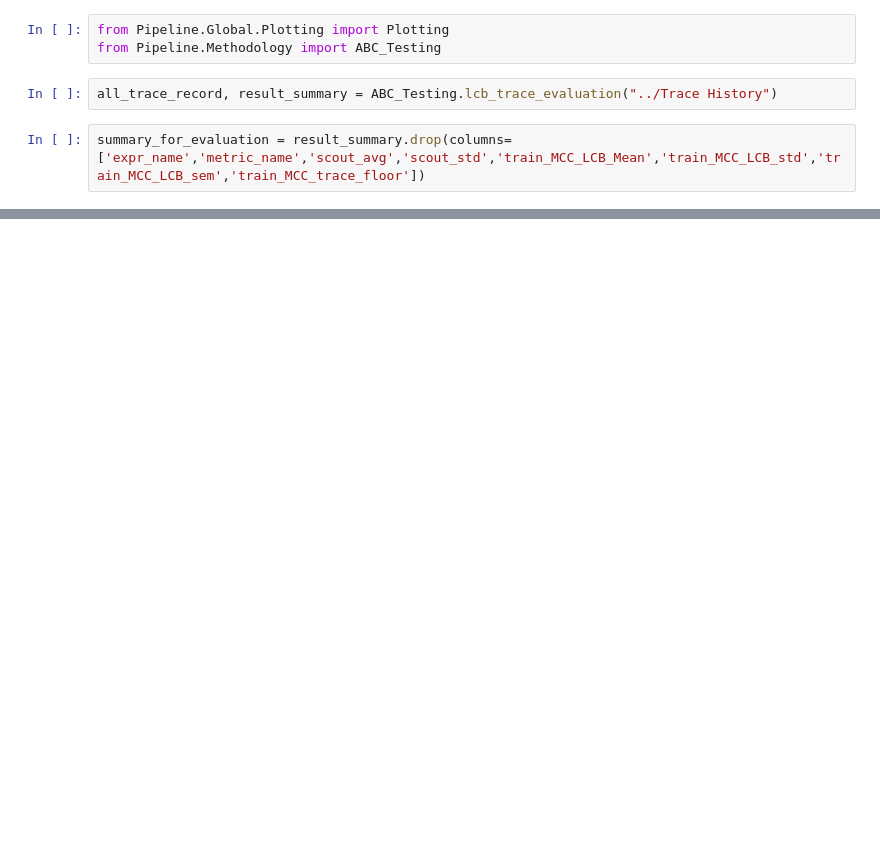
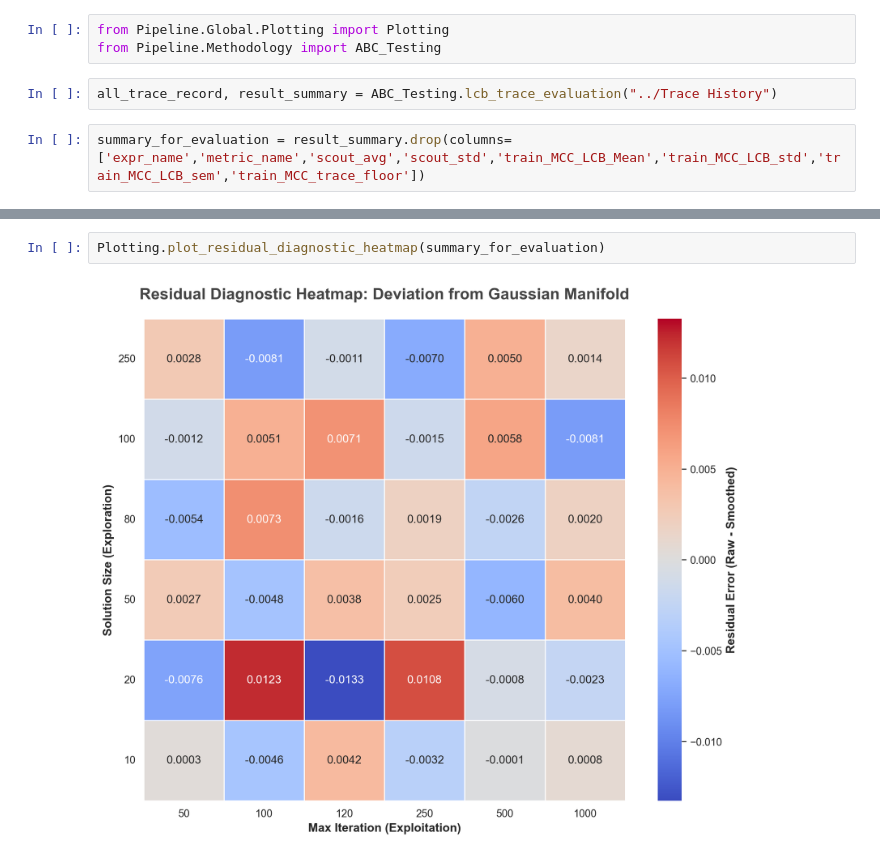
Before and after one commit to youquanneu/COMP3200_Individual_Project, a Jupyter notebook: Storage/Record/Trace History/Trace History Evaluation.ipynb, the cells around one changed output, grey strips where cells are left out. Saved outputs shown, nothing was run; the diff lists cells and outputs as text; blank space fills up the shorter version.

```diff
--- a/Storage/Record/Trace History/Trace History Evaluation.ipynb
+++ b/Storage/Record/Trace History/Trace History Evaluation.ipynb
@@ -27,0 +32,4 @@ summary_for_evaluation
+# %%
+Plotting.plot_residual_diagnostic_heatmap(summary_for_evaluation)
+# %% [output]
+[figure, added]
```
Also changed, not shown: parts of 2 cells of this notebook, 19 other files.
